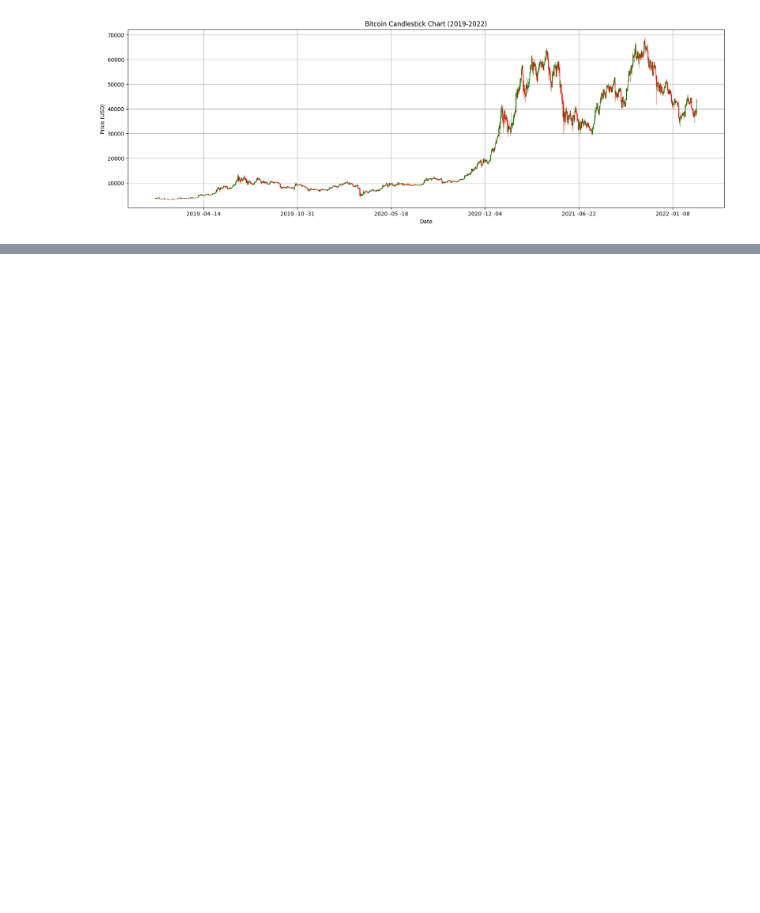
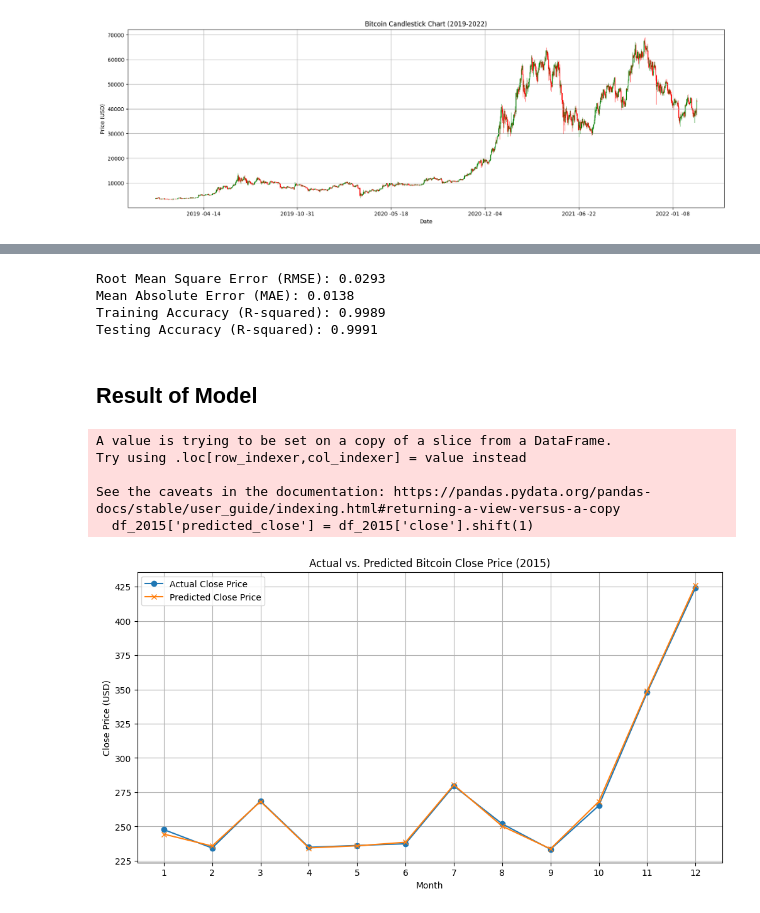
Before and after one commit to KietAPCS/Homework_V2024, a Jupyter notebook: Module_04/Week_02/exercise2.ipynb, the cells around one changed output, grey strips where cells are left out. Cells and saved outputs as stored; diff of their text form; code cells hidden in the pictures; blank space fills up the shorter version.

```diff
--- a/Module_04/Week_02/exercise2.ipynb
+++ b/Module_04/Week_02/exercise2.ipynb
@@ -161,0 +143,19 @@ plt.show()
+# %%
+from sklearn.preprocessing import StandardScaler
+
+scalar = StandardScaler()
+
+df["Standardized_Close_Prices"] = scalar.fit_transform(df["close"].values.reshape(-1,1))
+df["Standardized_Open_Prices"] = scalar.fit_transform(df["open"].values.reshape(-1,1))
+df["Standardized_High_Prices"] = scalar.fit_transform(df["high"].values.reshape(-1,1))
+df["Standardized_Low_Prices"] = scalar.fit_transform(df["low"].values.reshape(-1,1))
+# %%
+#Converting Date to numerical form
+
+df['date_str'] = df['date'].dt.strftime('%Y%m%d%H%M%S')
+
+# Convert the string date to a numerical value
+df['NumericalDate'] = pd.to_numeric(df['date_str'])
+
+# Drop the intermediate 'date_str' column if not needed
+df.drop(columns=['date_str'], inplace=True)
@@ -161,0 +246,60 @@ plt.show()
+# %%
+from sklearn.metrics import r2_score
+
+# Make predictions on the test set
+y_pred = predict(X_test, w, b)
+
+# Calculate RMSE
+rmse = np.sqrt(np.mean((y_pred - y_test) ** 2))
+
+# Calculate MAE
+mae = np.mean(np.abs(y_pred - y_test))
+
+# Calculate MAPE
+mape = np.mean(np.abs((y_test - y_pred) / y_test)) * 100
+
+
+# Calculate R-squared on training data
+y_train_pred = predict(X_train, w, b)
+train_accuracy = r2_score(y_train, y_train_pred)
+
+# Calculate R-squared on testing data
+test_accuracy = r2_score(y_test, y_pred)
+
+print("Root Mean Square Error (RMSE):", round(rmse, 4))
+print("Mean Absolute Error (MAE):", round(mae, 4))
+print("Training Accuracy (R-squared):", round(train_accuracy, 4))
+print("Testing Accuracy (R-squared):", round(test_accuracy, 4))
+# %% [output]
+Root Mean Square Error (RMSE): 0.0293
+Mean Absolute Error (MAE): 0.0138
+Training Accuracy (R-squared): 0.9989
+Testing Accuracy (R-squared): 0.9991
+# %% [markdown]
+## Result of Model
+# %%
+df_2015 = df[df['date'].dt.year == 2015]
+
+monthly_actual = df_2015.groupby(df_2015['date'].dt.month)['close'].mean()
+
+df_2015['predicted_close'] = df_2015['close'].shift(1)
+monthly_predicted = df_2015.groupby(df_2015['date'].dt.month)['predicted_close'].mean()
+
+# Create a plot
+plt.figure(figsize=(12, 6))
+plt.plot(monthly_actual.index, monthly_actual.values, label='Actual Close Price', marker='o')
+plt.plot(monthly_predicted.index, monthly_predicted.values, label='Predicted Close Price', marker='x')
+plt.title('Actual vs. Predicted Bitcoin Close Price (2015)')
+plt.xlabel('Month')
+plt.ylabel('Close Price (USD)')
+plt.xticks(monthly_actual.index)
+plt.legend()
+plt.grid(True)
+plt.show()
+# %% [output]
+A value is trying to be set on a copy of a slice from a DataFrame.
+Try using .loc[row_indexer,col_indexer] = value instead
+
+See the caveats in the documentation: https://pandas.pydata.org/pandas-docs/stable/user_guide/indexing.html#returning-a-view-versus-a-copy
+  df_2015['predicted_close'] = df_2015['close'].shift(1)
+[figure, added]
```
Also changed, not shown: parts of 20 cells of this notebook, 2 other files.
